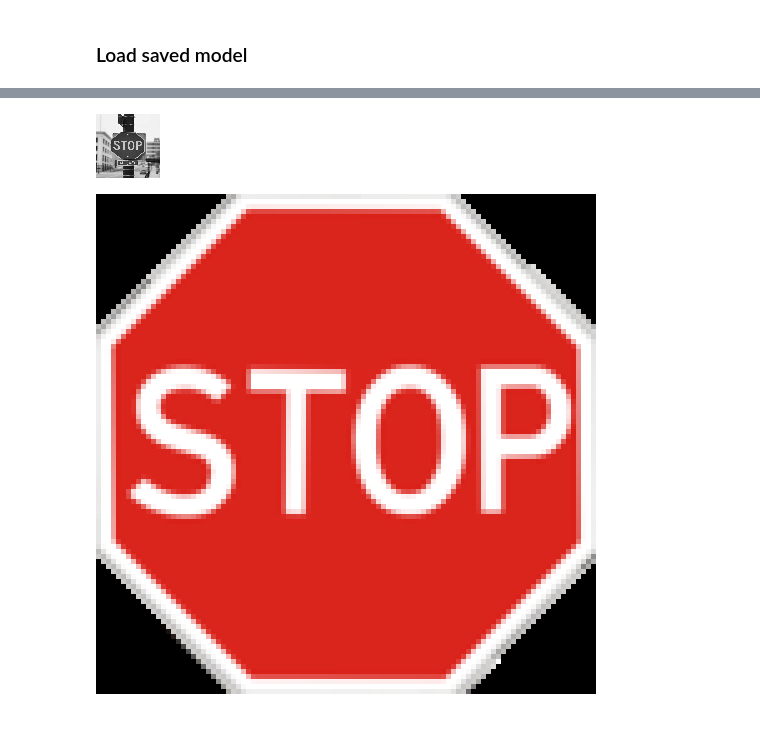
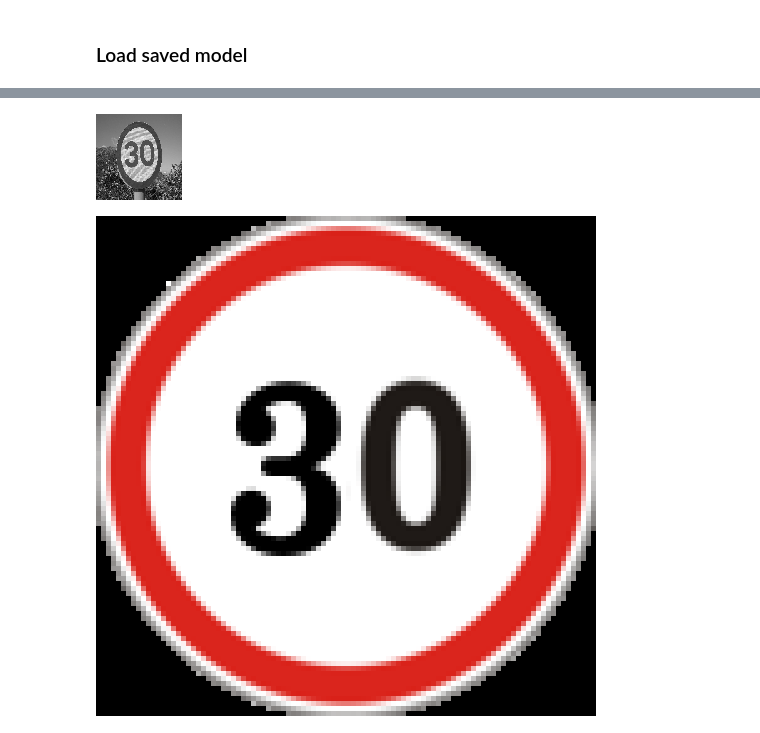
Before and after one commit to alexandrosanat/traffic-sign-recognition, a Jupyter notebook: traffic_sign_model_64.ipynb, the cells around one changed output, grey strips where cells are left out. Drawn from its saved outputs; the diff is of its cells as text; code cells hidden in the pictures.

```diff
--- a/traffic_sign_model_64.ipynb
+++ b/traffic_sign_model_64.ipynb
@@ -49,7 +50,7 @@ test_path= os.path.join(base_dir, 'Test')
 # %%
 BATCH_SIZE = 150
 STEPS_PER_EPOCH = 2000
-TARGET_SIZE = (64, 64)
+TARGET_SIZE = (86, 86)
 # %%
 # Create a data generator for the training images
 train_datagen = ImageDataGenerator(
@@ -100,6 +101,6 @@ fig, ax = plt.subplots(1, 15, figsize=(20, 5))
 fig.tight_layout()
 
 for i in range(15):
-    ax[i].imshow(X_batch[i].reshape(64, 64))
+    ax[i].imshow(X_batch[i].reshape(TARGET_SIZE[0], TARGET_SIZE[1]))
     plt.axis("off")
 # %% [output]
@@ -268,5 +284,5 @@ INFO:tensorflow:Assets written to: trained_model/lenet_64x64\assets
 ### Load saved model
 # %%
 cwd = os.getcwd()
-model_path = os.path.join(cwd, "trained_model/lenet_64x64")
+model_path = os.path.join(cwd, "trained_model/lenet_86x86")
 lenet = tf.keras.models.load_model(model_path)
@@ -288,7 +299,7 @@ fig, ax = plt.subplots(1, 15, figsize=(20, 5))
 fig.tight_layout()
 
 for i in range(15):
-    ax[i].imshow(X_test_batch[i].reshape(64, 64))
+    ax[i].imshow(X_test_batch[i].reshape(86, 86))
     ax[i].set_title(str(np.argmax(y_test_batch[i])) + "/" + str(predictions[i]))
     ax[i].axis("off")
 # %% [output]
@@ -341,9 +352,9 @@ sample_8a : 12
 sample_9 : 6
 # %%
-sample_images["sample_9"]
+sample_images["sample_3"]
 # %% [output]
-[figure, old version]
+[figure, new version]
 # %%
-signs[6]
+signs[1]
 # %% [output]
-[figure, old version]
+[figure, new version]
```
Also changed, not shown: parts of 23 cells of this notebook, 8 other files.
